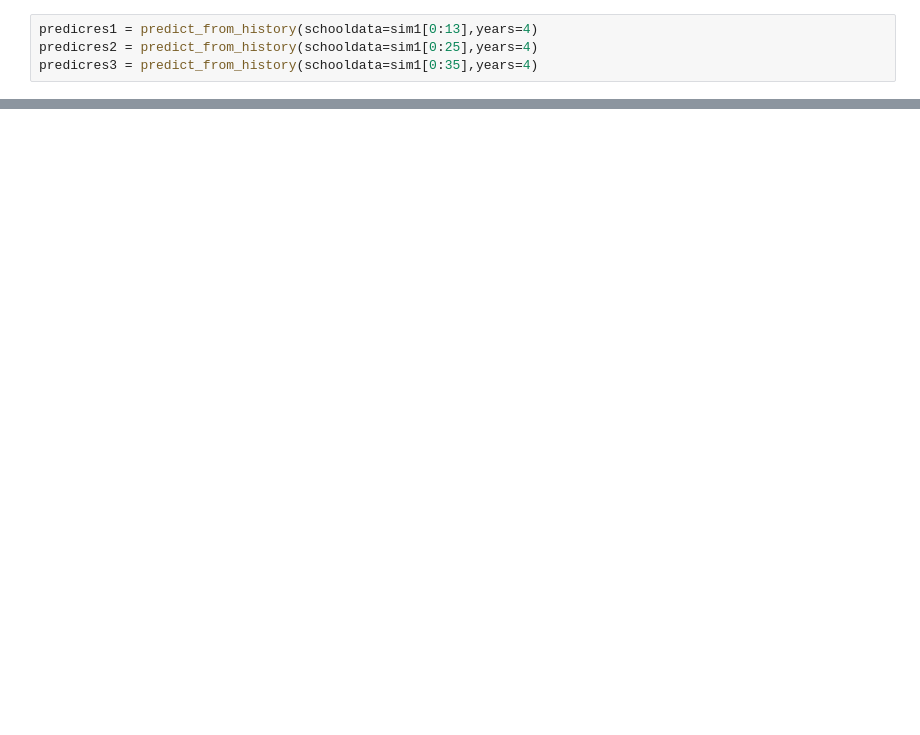
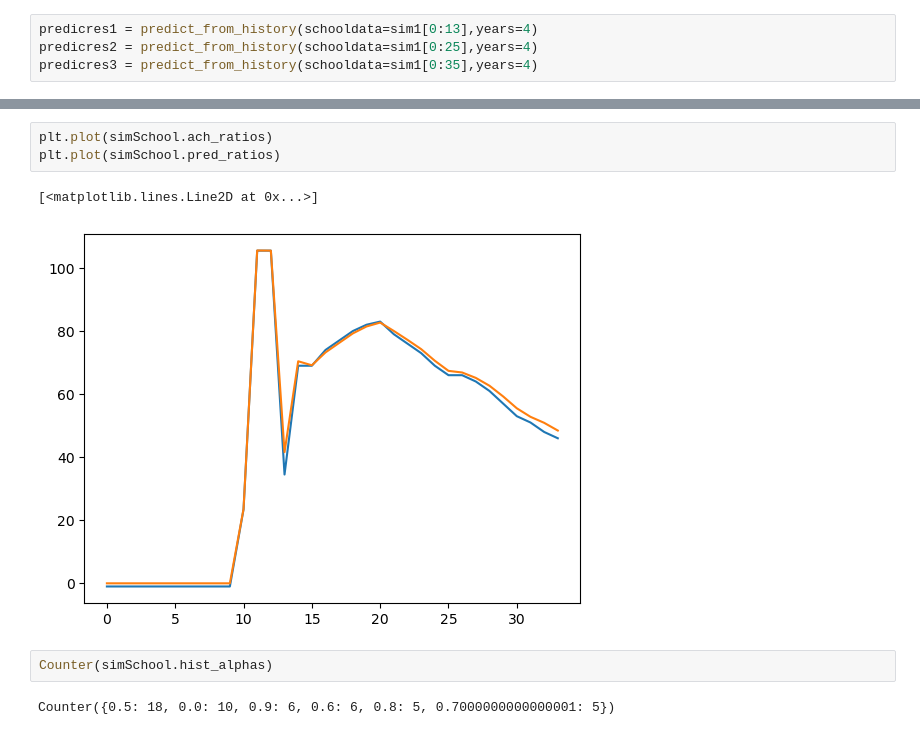
Before and after one commit to amatrhr/cas_570_project, a Jupyter notebook: school_district_and_closure.ipynb, the cells around one changed output, grey strips where cells are left out. Drawn from its saved outputs; the diff is of its cells as text; blank space fills up the shorter version.

```diff
--- a/school_district_and_closure.ipynb
+++ b/school_district_and_closure.ipynb
@@ -160,0 +268,10 @@ predicres1
+# %%
+plt.plot(simSchool.ach_ratios)
+plt.plot(simSchool.pred_ratios)
+# %% [output]
+[<matplotlib.lines.Line2D at 0x...>]
+[figure, added]
+# %%
+Counter(simSchool.hist_alphas)
+# %% [output]
+Counter({0.5: 18, 0.0: 10, 0.9: 6, 0.6: 6, 0.8: 5, 0.7000000000000001: 5})
```
Also changed, not shown: parts of 20 cells of this notebook.
